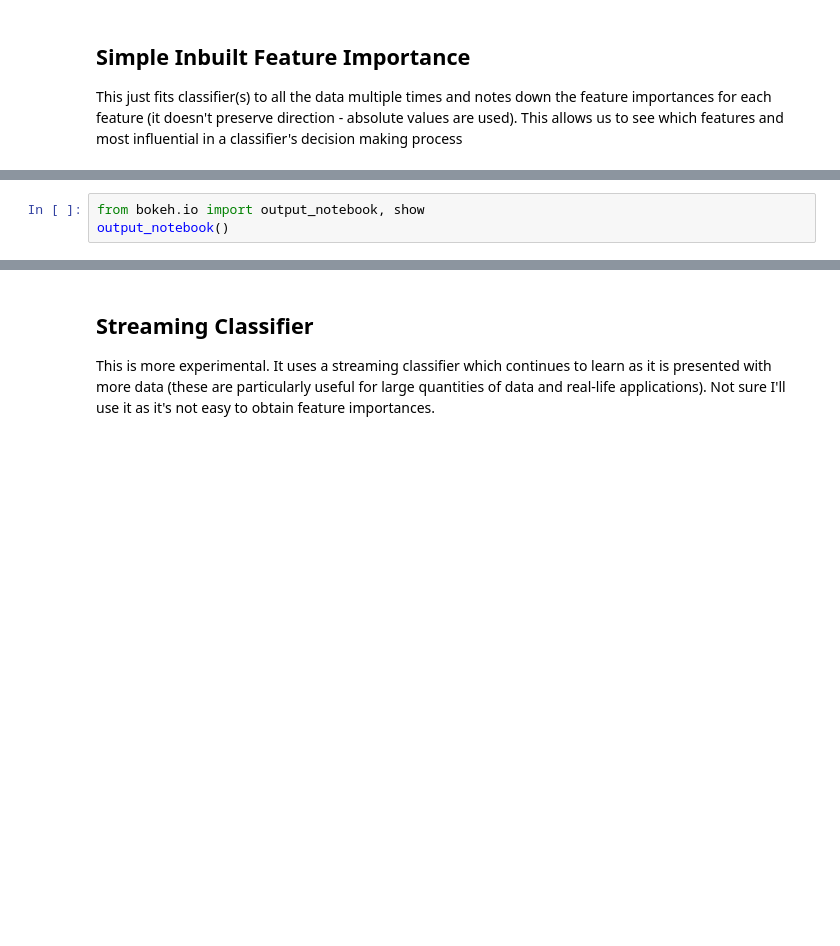
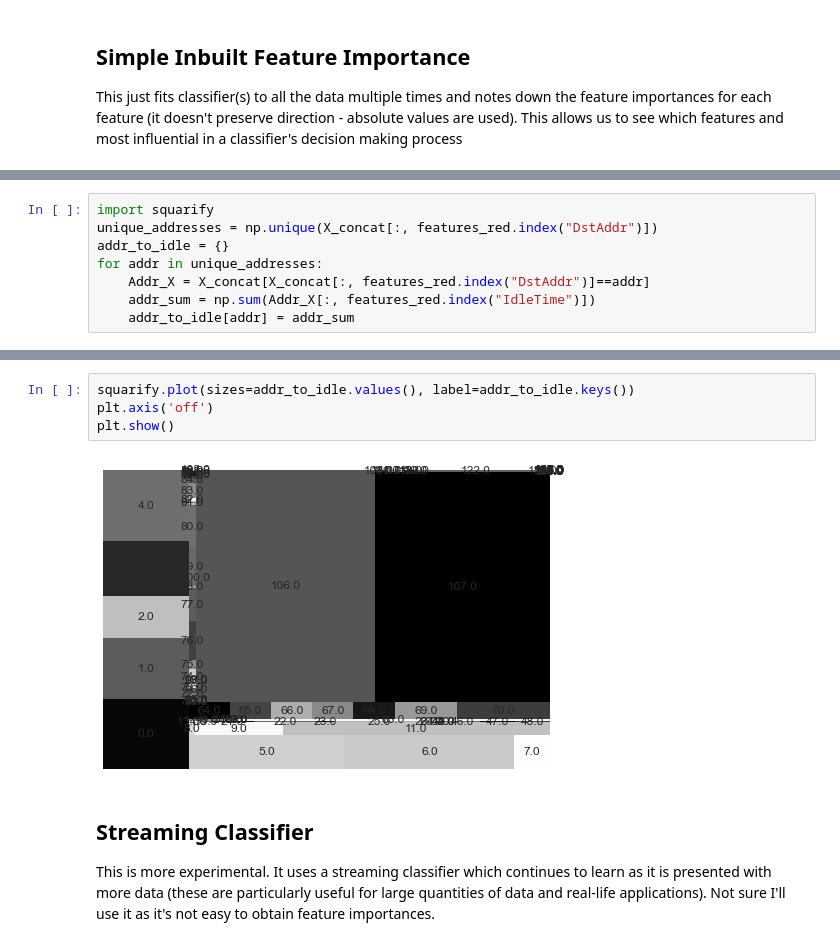
Before and after one commit to MatthewNunes/ICSViz, a Jupyter notebook: SWaT 2017 Data Analyser.ipynb, the cells around one changed output, grey strips where cells are left out. Saved outputs shown, nothing was run; the diff lists cells and outputs as text; blank space fills up the shorter version.

```diff
--- a/SWaT 2017 Data Analyser.ipynb
+++ b/SWaT 2017 Data Analyser.ipynb
@@ -279,3 +452,8 @@ generateRadviz(4, "Decision Tree")
 # %%
-from bokeh.io import output_notebook, show
-output_notebook()
+import squarify
+unique_addresses = np.unique(X_concat[:, features_red.index("DstAddr")])
+addr_to_idle = {}
+for addr in unique_addresses:
+    Addr_X = X_concat[X_concat[:, features_red.index("DstAddr")]==addr]
+    addr_sum = np.sum(Addr_X[:, features_red.index("IdleTime")])
+    addr_to_idle[addr] = addr_sum
@@ -285,3 +460,9 @@ Loading BokehJS ...
+# %%
+squarify.plot(sizes=addr_to_idle.values(), label=addr_to_idle.keys())
+plt.axis('off')
+plt.show()
+# %% [output]
+[figure, added]
 # %% [markdown]
 ## Streaming Classifier
 This is more experimental. It uses a streaming classifier which continues to learn as it is presented with more data (these are particularly useful for large quantities of data and real-life applications). Not sure I'll use it as it's not easy to obtain feature importances.
```
Also changed, not shown: parts of 10 cells of this notebook, 3 other files.
